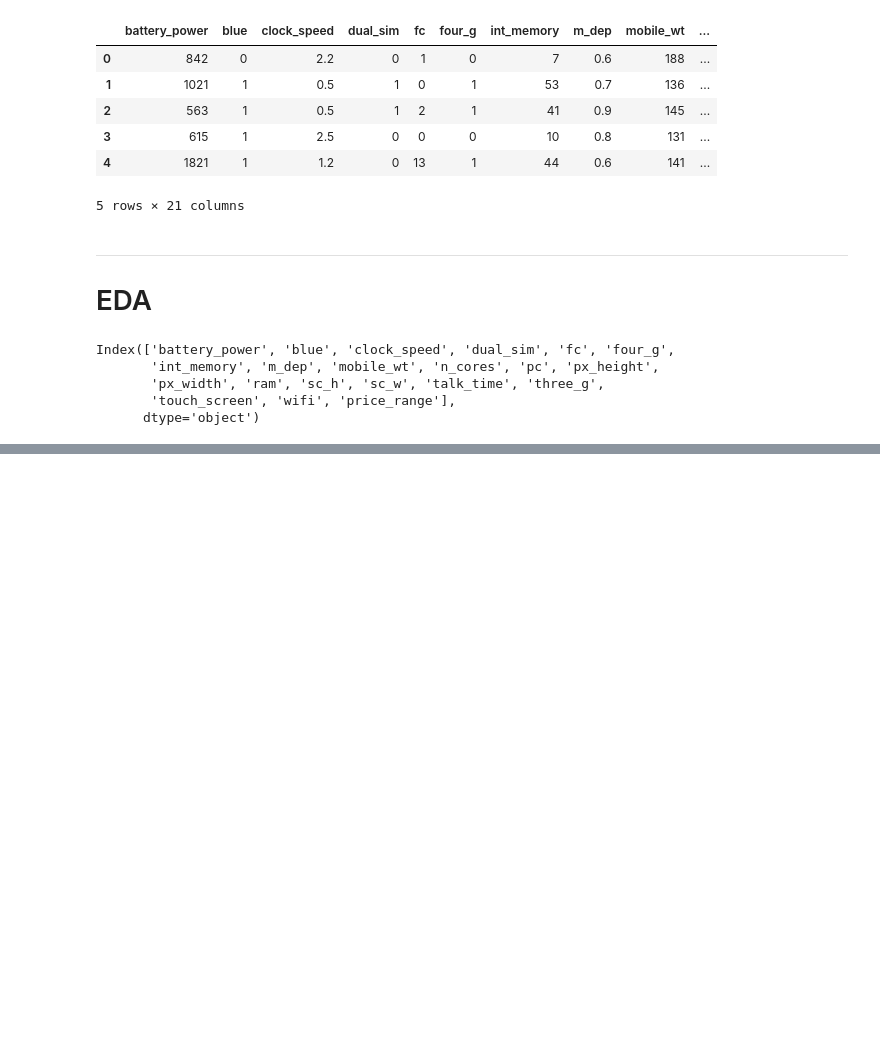
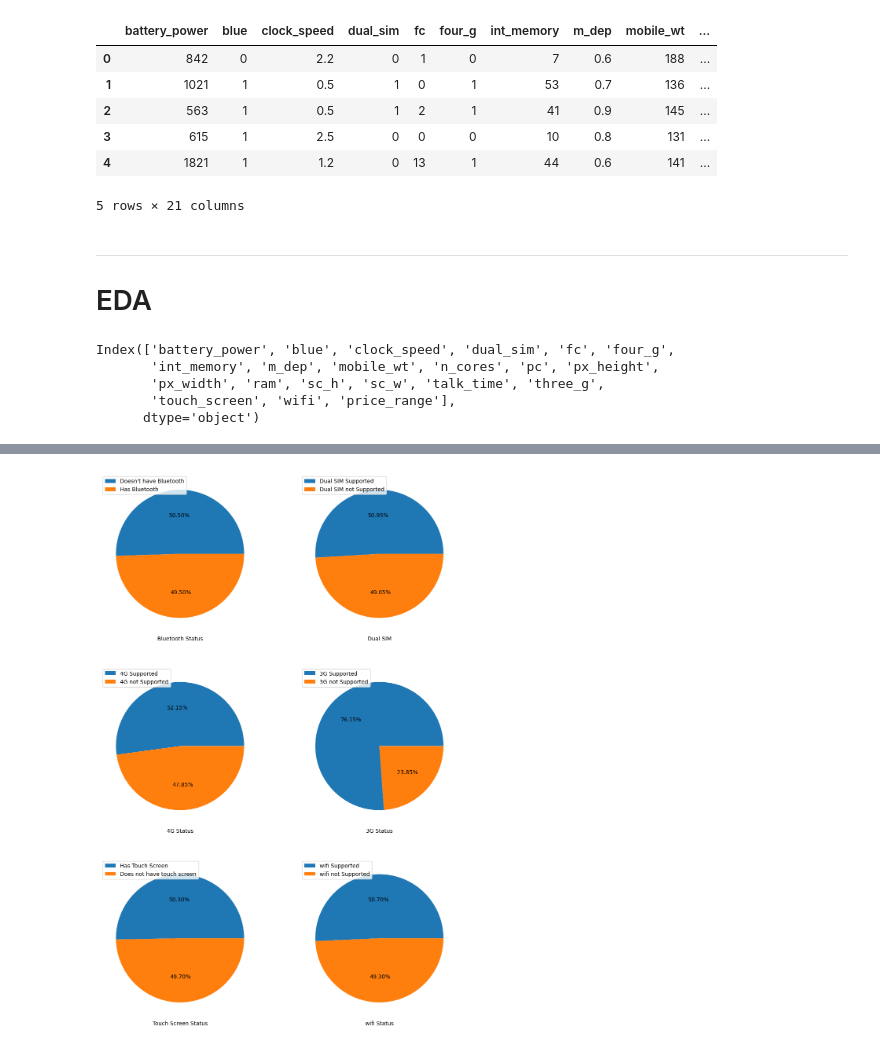
Before and after one commit to kskarthiksk/TCS-ION-Internship, a Jupyter notebook: Ranking Features of a Smartphone.ipynb, the cells around one changed output, grey strips where cells are left out. Saved outputs shown, nothing was run; the diff lists cells and outputs as text; code cells hidden in the pictures; blank space fills up the shorter version.

```diff
--- a/Ranking Features of a Smartphone.ipynb
+++ b/Ranking Features of a Smartphone.ipynb
@@ -50,0 +126,36 @@ Index(['battery_power', 'blue', 'clock_speed', 'dual_sim', 'fc', 'four_g',
+# %%
+fig, axes = plt.subplots(3,2,figsize = (12,18))
+
+data['blue'].value_counts().plot.pie(autopct = '%.2f%%', labeldistance=None, ax = axes[0][0])
+axes[0][0].legend(["Doesn't have Bluetooth", 'Has Bluetooth'], loc = 'upper left')
+axes[0][0].set_ylabel("")
+axes[0][0].set_xlabel("Bluetooth Status")
+
+data['dual_sim'].value_counts().plot.pie(autopct = '%.2f%%', labeldistance=None, ax = axes[0][1])
+axes[0][1].legend(["Dual SIM Supported", 'Dual SIM not Supported'], loc = 'upper left')
+axes[0][1].set_ylabel("")
+axes[0][1].set_xlabel("Dual SIM")
+
+data['four_g'].value_counts().plot.pie(autopct = '%.2f%%', labeldistance=None, ax = axes[1][0])
+axes[1][0].legend(["4G Supported", '4G not Supported'], loc = 'upper left')
+axes[1][0].set_ylabel("")S
+axes[1][0].set_xlabel("4G Status")
+
+data['three_g'].value_counts().plot.pie(autopct = '%.2f%%', labeldistance=None, ax = axes[1][1])
+axes[1][1].legend(["3G Supported", '3G not Supported'], loc = 'upper left')
+axes[1][1].set_ylabel("")
+axes[1][1].set_xlabel("3G Status")
+
+data['touch_screen'].value_counts().plot.pie(autopct = '%.2f%%', labeldistance=None, ax = axes[2][0])
+axes[2][0].legend(["Has Touch Screen", 'Does not have touch screen'], loc = 'upper left')
+axes[2][0].set_ylabel("")
+axes[2][0].set_xlabel("Touch Screen Status")
+
+data['wifi'].value_counts().plot.pie(autopct = '%.2f%%', labeldistance=None, ax = axes[2][1])
+axes[2][1].legend(["wifi Supported", 'wifi not Supported'], loc = 'upper left')
+axes[2][1].set_ylabel("")
+axes[2][1].set_xlabel("wifi Status")
+
+plt.show()
+# %% [output]
+[figure, added]
```
Also changed, not shown: parts of 7 cells of this notebook.
